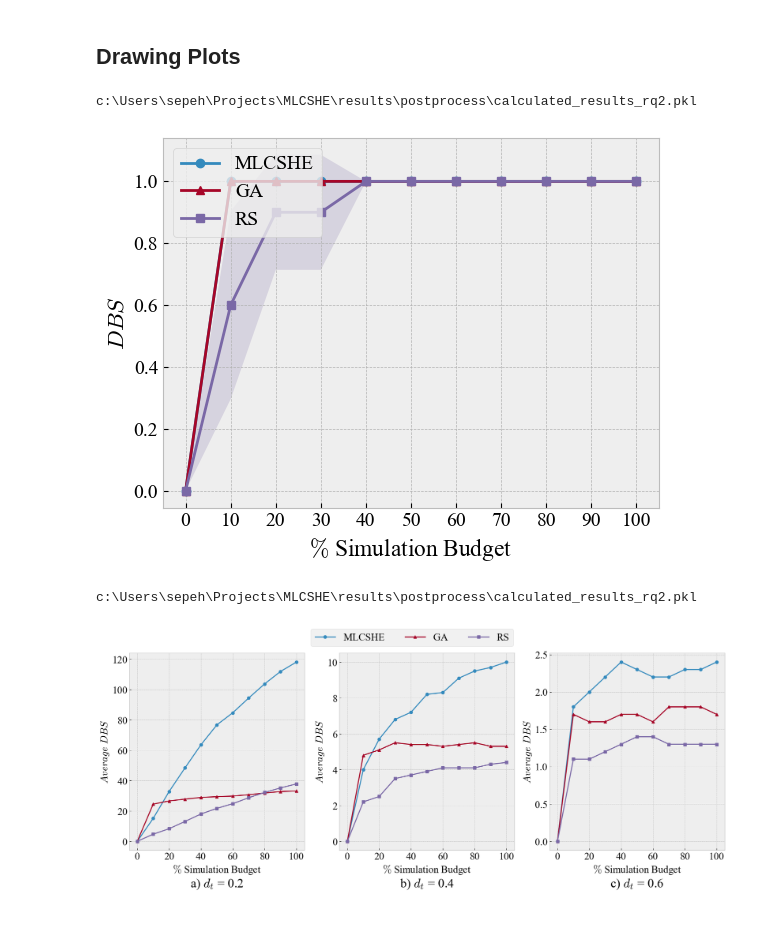
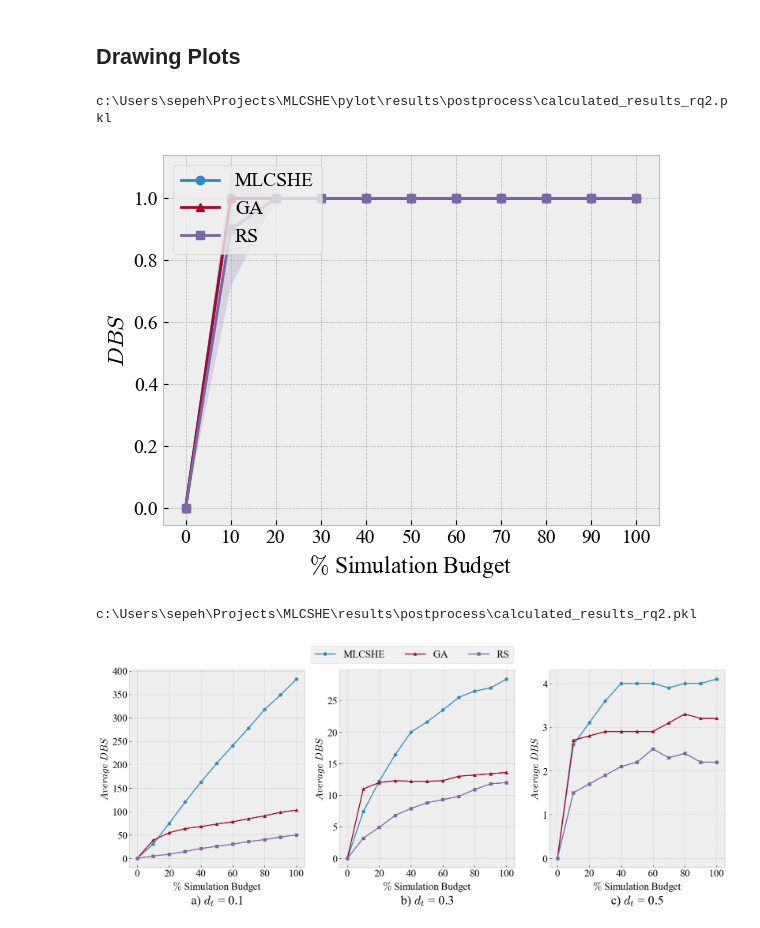
Before and after one commit to SepShr/MLCSHE, a Jupyter notebook: pylot/postprocess.ipynb, the cells around one changed output. Saved outputs shown, nothing was run; the diff lists cells and outputs as text; code cells hidden in the pictures.

```diff
--- a/pylot/postprocess.ipynb
+++ b/pylot/postprocess.ipynb
@@ -35,6 +35,8 @@ creator.create("OutputMLC", creator.Individual)
 RESULTS_DIR = Path.cwd().joinpath('results').joinpath('postprocess')
 RESULTS_DIR.mkdir(parents=True, exist_ok=True)
 
+METHODS = ['MLCSHE', 'RS', 'GA']
+
 # Set the values of fitness and distance thresholds.
 FITNESS_THRESHOLDS = [0.05, 0.1, 0.15, 0.2, 0.25]
 DISTANCE_THRESHOLDS = [0.1, 0.2, 0.3, 0.4, 0.5, 0.6, 0.7, 0.8, 0.9]
@@ -123,3 +59,34 @@ with open(raw_results_file, 'wb') as f:
+# %%
+import glob
+
+def read_files(files: list) -> dict:
+    """Reads the files listed in `files` and returns a dictionary of
+    the form `{run_number: [fitness values]}`.
+    """
+    results_dict = {}
+    for run_number, file in enumerate(files, 1):
+        with open(file, 'rb') as f:
+            cs_archive = pickle.load(f)
+
+        results_dict[f'run_{run_number}'] = cs_archive
+
+    return results_dict
+
+def list_results(path, pattern):
+    """Returns a list of files in `path` that match `pattern`."""
+    return [f for f in Path.rglob(path, pattern)]
+
+
+# Get a list of the raw results files.
+raw_results_files = [list_results(Path.cwd().joinpath('results'), pattern) for pattern in [f'_{method}_cs.pkl' for method in METHODS]]
+
+# Structure the results as a dictionary.
+raw_results_dict = {method:read_files(result) for method, result in zip(METHODS, raw_results_files)}
+
+# Save the raw results to a file.
+raw_results_file = RESULTS_DIR.joinpath('raw_results_dict.pkl')
+with open(raw_results_file, 'wb') as f:
+    pickle.dump(raw_results_dict, f)
 # %% [markdown]
 ### Process Raw Data & Calculate Metrics
 # %%
@@ -923,7 +890,7 @@ with open(calculated_results_file_rq2, 'rb') as f:
 
 # Draw progression plot for dbs at different fitness thresholds and distance thresholds
 for metric in ['dbs']:
-    for fit_thr, dist_thr in product([0.15], DISTANCE_THRESHOLDS):
+    for fit_thr, dist_thr in product([0.05, 0.10, 0.15, 0.20], DISTANCE_THRESHOLDS):
         draw_progression_plot(
             data=calculated_results_df_rq2,
             methods=['MLCSHE', 'GA', 'RS'],
@@ -933,8 +900,8 @@ for metric in ['dbs']:
             save_fig=True
         )
 # %% [output]
-c:\Users\sepeh\Projects\MLCSHE\results\postprocess\calculated_results_rq2.pkl
+c:\Users\sepeh\Projects\MLCSHE\pylot\results\postprocess\calculated_results_rq2.pkl
-[figure, old version]
+[figure, new version]
 # %%
 import string
 plt.rcParams.update({'font.size': 20})
@@ -974,32 +941,32 @@ def draw_3_progression_plots(data:pd.DataFrame, methods:list, fit_thr:float, dis
     fig.legend(handles, labels, loc='upper center', ncol=len(methods), fontsize=20)
     if save_fig:
         dest_dir = RESULTS_DIR.joinpath(dest_folder)
         dest_dir.mkdir(parents=True, exist_ok=True)
         # save png
         fig.savefig(dest_dir.joinpath(f'3_progression_plots_{metric}_max_fit_{fit_thr}.png'), dpi=300, bbox_inches='tight')
         # save pdf
         fig.savefig(dest_dir.joinpath(f'3_progression_plots_{metric}_max_fit_{fit_thr}.pdf'), bbox_inches='tight')
 
 
 # load the calculated results
 calculated_results_file_rq2 = RESULTS_DIR.joinpath('calculated_results_rq2.pkl')
 print(calculated_results_file_rq2)
 with open(calculated_results_file_rq2, 'rb') as f:
     calculated_results_df_rq2 = pd.read_pickle(f)
 
 # Draw progression plot for dbs at different fitness thresholds and distance thresholds
 for metric in ['dbs']:
     for fit_thr in FITNESS_THRESHOLDS:
         draw_3_progression_plots(
             data=calculated_results_df_rq2,
             methods=['MLCSHE', 'GA', 'RS'],
             fit_thr=fit_thr,
-            dist_thr= [0.2, 0.4, 0.6],
+            dist_thr= [0.1, 0.3, 0.5],
             metric=metric,
             save_fig=True
         )
 
 plt.rcParams.update({'font.size': 14})
 # %% [output]
 c:\Users\sepeh\Projects\MLCSHE\results\postprocess\calculated_results_rq2.pkl
-[figure, old version]
+[figure, new version]
```
Also changed, not shown: parts of 2 cells of this notebook, 3 other files.
